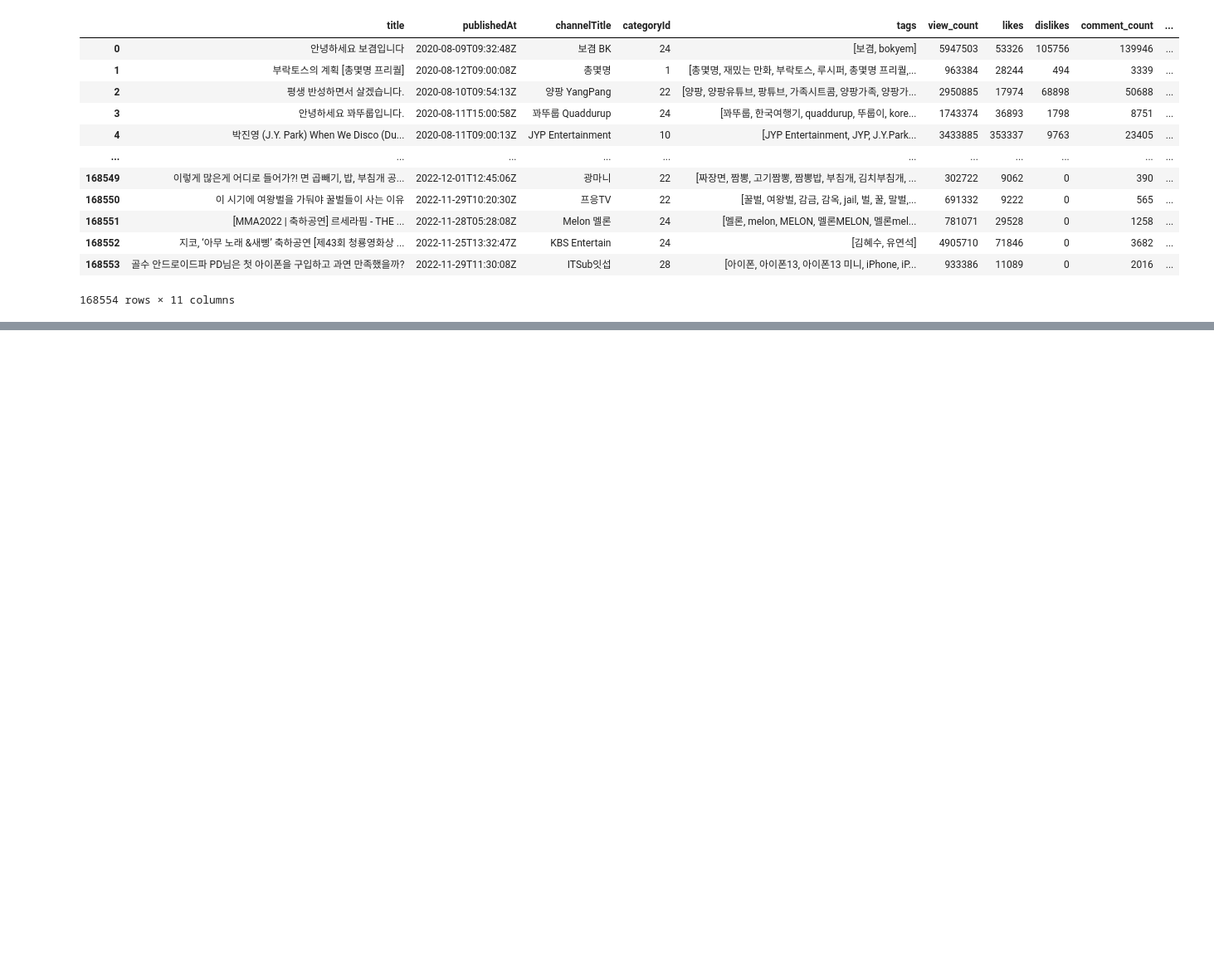
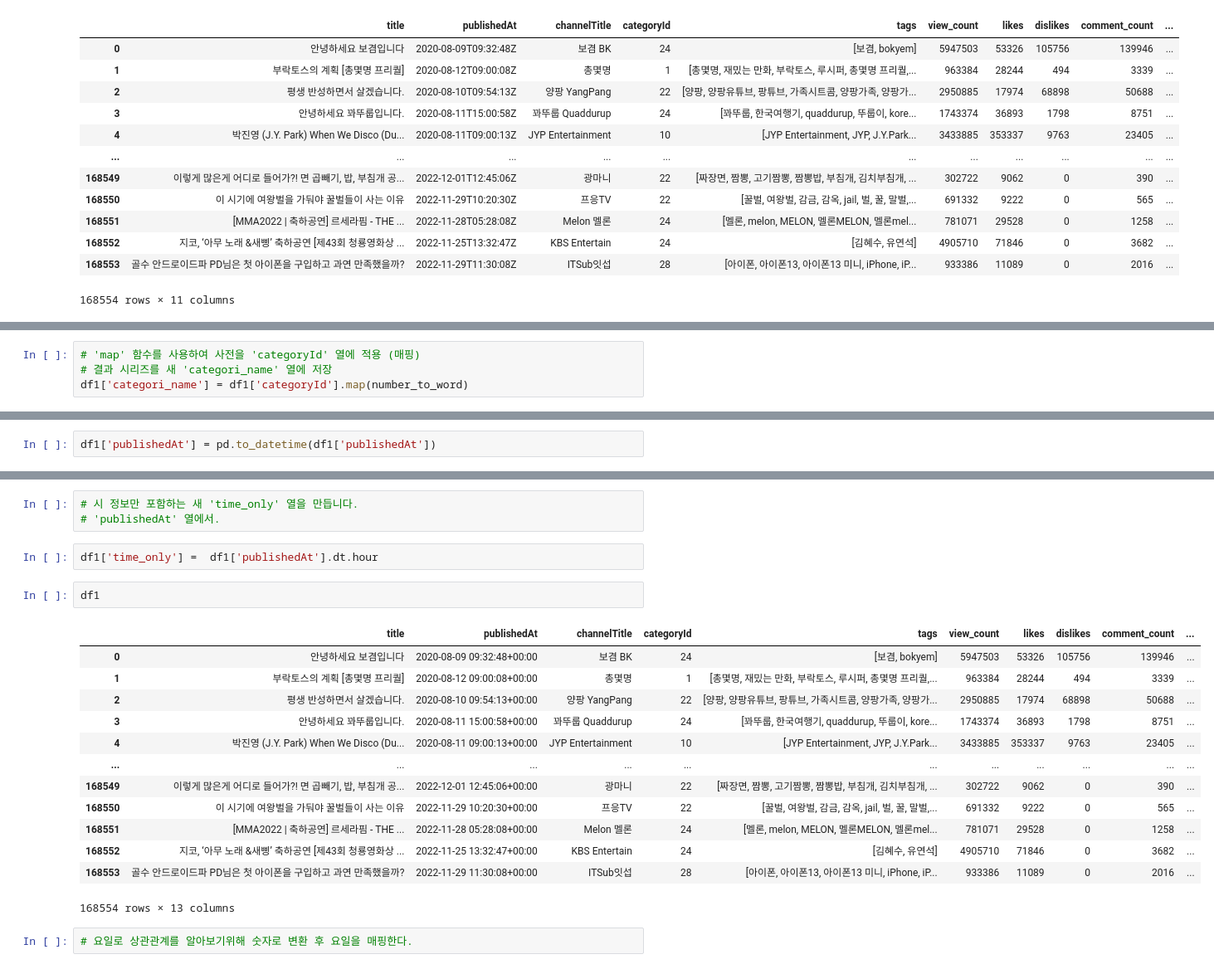
Before and after one commit to leopard4/Youtube_trend_streamlit, a Jupyter notebook: Youtube_trend.ipynb, the cells around one changed output, grey strips where cells are left out. Shown: that part at 83% size. Cells and saved outputs as stored; diff of their text form; blank space fills up the shorter version.

```diff
--- a/Youtube_trend.ipynb
+++ b/Youtube_trend.ipynb
@@ -214,0 +352,4 @@ df1['tag_cnt'] = df1['tags'].str.len()
+# %%
+# 'map' 함수를 사용하여 사전을 'categoryId' 열에 적용 (매핑)
+# 결과 시리즈를 새 'categori_name' 열에 저장
+df1['categori_name'] = df1['categoryId'].map(number_to_word)
@@ -214,0 +379,2 @@ df1['tag_cnt'] = df1['tags'].str.len()
+# %%
+df1['publishedAt'] = pd.to_datetime(df1['publishedAt'])
@@ -214,0 +396,23 @@ df1['tag_cnt'] = df1['tags'].str.len()
+# %%
+# 시 정보만 포함하는 새 'time_only' 열을 만듭니다.
+# 'publishedAt' 열에서.
+# %%
+df1['time_only'] =  df1['publishedAt'].dt.hour
+# %%
+df1
+# %% [output]
+|  | title | publishedAt | channelTitle | categoryId | tags | view_count | likes | dislikes | comment_count | ... |
+| 0 | 안녕하세요 보겸입니다 | 2020-08-09 09:32:48+00:00 | 보겸 BK | 24 | [보겸, bokyem] | 5947503 | 53326 | 105756 | 139946 | ... |
+| 1 | 부락토스의 계획 [총몇명 프리퀄] | 2020-08-12 09:00:08+00:00 | 총몇명 | 1 | [총몇명, 재밌는 만화, 부락토스, 루시퍼, 총몇명 프리퀄,... | 963384 | 28244 | 494 | 3339 | ... |
+| 2 | 평생 반성하면서 살겠습니다. | 2020-08-10 09:54:13+00:00 | 양팡 YangPang | 22 | [양팡, 양팡유튜브, 팡튜브, 가족시트콤, 양팡가족, 양팡가... | 2950885 | 17974 | 68898 | 50688 | ... |
+| 3 | 안녕하세요 꽈뚜룹입니다. | 2020-08-11 15:00:58+00:00 | 꽈뚜룹 Quaddurup | 24 | [꽈뚜룹, 한국여행기, quaddurup, 뚜룹이, kore... | 1743374 | 36893 | 1798 | 8751 | ... |
+| 4 | 박진영 (J.Y. Park) When We Disco (Du... | 2020-08-11 09:00:13+00:00 | JYP Entertainment | 10 | [JYP Entertainment, JYP, J.Y.Park... | 3433885 | 353337 | 9763 | 23405 | ... |
+| ... | ... | ... | ... | ... | ... | ... | ... | ... | ... | ... |
+| 168549 | 이렇게 많은게 어디로 들어가?! 면 곱빼기, 밥, 부침개 공... | 2022-12-01 12:45:06+00:00 | 광마니 | 22 | [짜장면, 짬뽕, 고기짬뽕, 짬뽕밥, 부침개, 김치부침개, ... | 302722 | 9062 | 0 | 390 | ... |
+| 168550 | 이 시기에 여왕벌을 가둬야 꿀벌들이 사는 이유 | 2022-11-29 10:20:30+00:00 | 프응TV | 22 | [꿀벌, 여왕벌, 감금, 감옥, jail, 벌, 꿀, 말벌,... | 691332 | 9222 | 0 | 565 | ... |
+| 168551 | [MMA2022 | 축하공연] 르세라핌 - THE ... | 2022-11-28 05:28:08+00:00 | Melon 멜론 | 24 | [멜론, melon, MELON, 멜론MELON, 멜론mel... | 781071 | 29528 | 0 | 1258 | ... |
+| 168552 | 지코, ‘아무 노래 &새삥’ 축하공연 [제43회 청룡영화상 ... | 2022-11-25 13:32:47+00:00 | KBS Entertain | 24 | [김혜수, 유연석] | 4905710 | 71846 | 0 | 3682 | ... |
+| 168553 | 골수 안드로이드파 PD님은 첫 아이폰을 구입하고 과연 만족했을까? | 2022-11-29 11:30:08+00:00 | ITSub잇섭 | 28 | [아이폰, 아이폰13, 아이폰13 미니, iPhone, iP... | 933386 | 11089 | 0 | 2016 | ... |
+168554 rows × 13 columns
+# %%
+# 요일로 상관관계를 알아보기위해 숫자로 변환 후 요일을 매핑한다.
```
Also changed, not shown: parts of 93 cells of this notebook, 5 other files.
